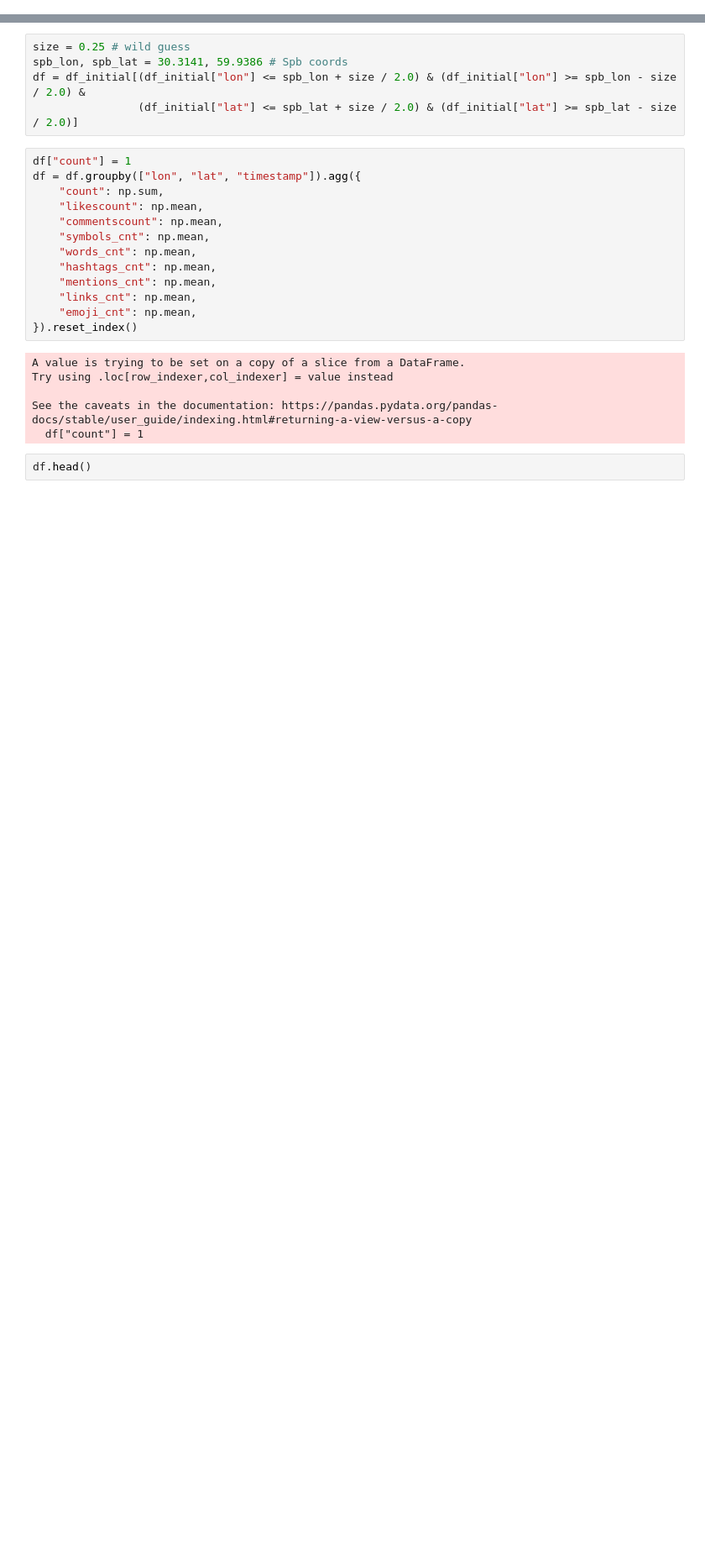
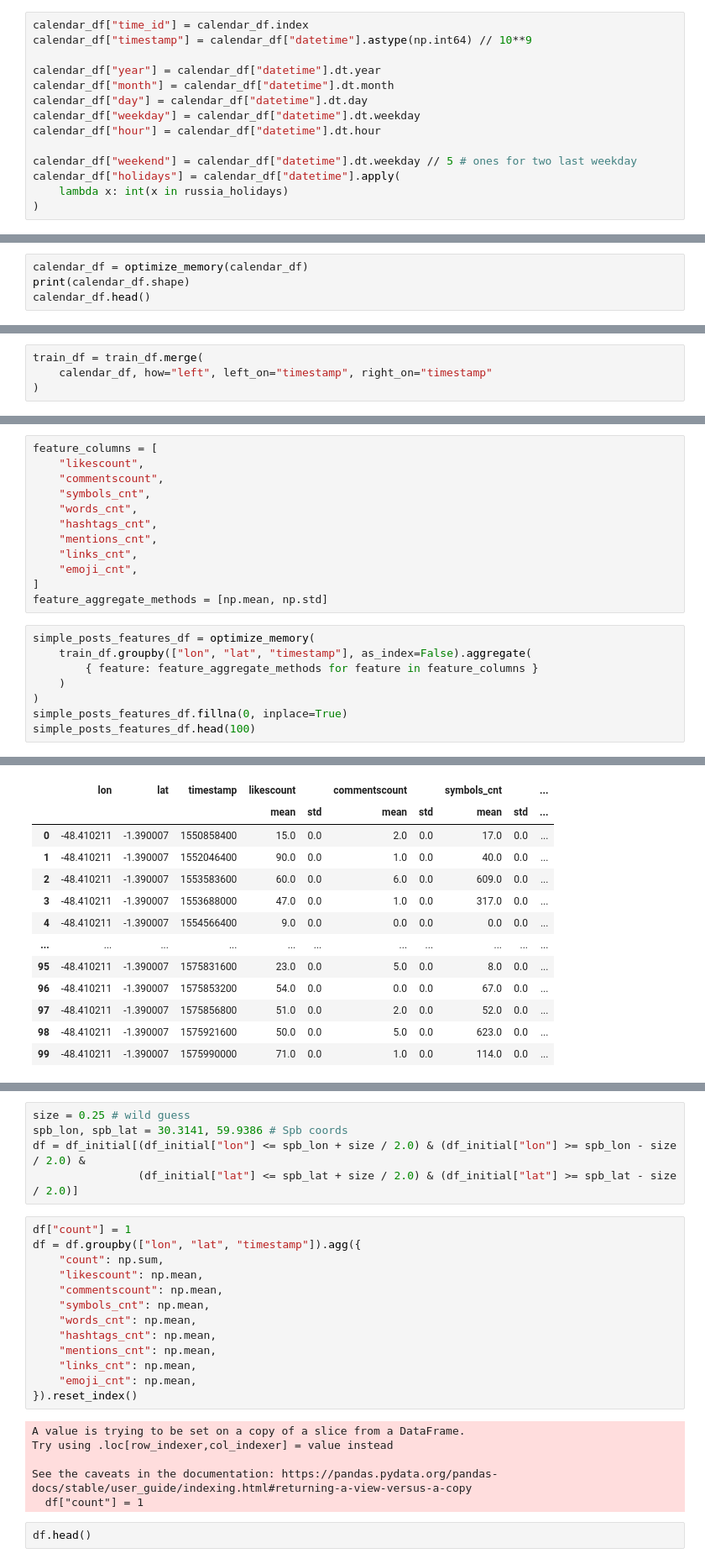
Before and after one commit to DmitryPogrebnoy/IndustrialML_ITMO, a Jupyter notebook: task1/preprocess.ipynb, the cells around one changed output, grey strips where cells are left out. Shown at 84% size. Drawn from its saved outputs; the diff is of its cells as text; blank space fills up the shorter version.

```diff
--- a/task1/preprocess.ipynb
+++ b/task1/preprocess.ipynb
@@ -34,0 +114,14 @@ df_initial.shape
+# %%
+calendar_df["time_id"] = calendar_df.index
+calendar_df["timestamp"] = calendar_df["datetime"].astype(np.int64) // 10**9
+
+calendar_df["year"] = calendar_df["datetime"].dt.year
+calendar_df["month"] = calendar_df["datetime"].dt.month
+calendar_df["day"] = calendar_df["datetime"].dt.day
+calendar_df["weekday"] = calendar_df["datetime"].dt.weekday
+calendar_df["hour"] = calendar_df["datetime"].dt.hour
+
+calendar_df["weekend"] = calendar_df["datetime"].dt.weekday // 5 # ones for two last weekday
+calendar_df["holidays"] = calendar_df["datetime"].apply(
+    lambda x: int(x in russia_holidays)
+)
@@ -34,0 +144,4 @@ df_initial.shape
+# %%
+calendar_df = optimize_memory(calendar_df)
+print(calendar_df.shape)
+calendar_df.head()
@@ -34,0 +159,4 @@ df_initial.shape
+# %%
+train_df = train_df.merge(
+    calendar_df, how="left", left_on="timestamp", right_on="timestamp"
+)
@@ -34,0 +201,21 @@ df_initial.shape
+# %%
+feature_columns = [
+    "likescount",
+    "commentscount",
+    "symbols_cnt",
+    "words_cnt",
+    "hashtags_cnt",
+    "mentions_cnt",
+    "links_cnt",
+    "emoji_cnt",
+]
+feature_aggregate_methods = [np.mean, np.std]
+# %%
+simple_posts_features_df = optimize_memory(
+    train_df.groupby(["lon", "lat", "timestamp"], as_index=False).aggregate(
+        { feature: feature_aggregate_methods for feature in feature_columns }
+    )
+)
+simple_posts_features_df.fillna(0, inplace=True)
+simple_posts_features_df.head(100)
+# %% [output]
@@ -34,0 +223,13 @@ df_initial.shape
+|  | lon | lat | timestamp | likescount |  | commentscount |  | symbols_cnt |  | ... |
+|  |  |  |  | mean | std | mean | std | mean | std | ... |
+| 0 | -48.410211 | -1.390007 | 1550858400 | 15.0 | 0.0 | 2.0 | 0.0 | 17.0 | 0.0 | ... |
+| 1 | -48.410211 | -1.390007 | 1552046400 | 90.0 | 0.0 | 1.0 | 0.0 | 40.0 | 0.0 | ... |
+| 2 | -48.410211 | -1.390007 | 1553583600 | 60.0 | 0.0 | 6.0 | 0.0 | 609.0 | 0.0 | ... |
+| 3 | -48.410211 | -1.390007 | 1553688000 | 47.0 | 0.0 | 1.0 | 0.0 | 317.0 | 0.0 | ... |
+| 4 | -48.410211 | -1.390007 | 1554566400 | 9.0 | 0.0 | 0.0 | 0.0 | 0.0 | 0.0 | ... |
+| ... | ... | ... | ... | ... | ... | ... | ... | ... | ... | ... |
+| 95 | -48.410211 | -1.390007 | 1575831600 | 23.0 | 0.0 | 5.0 | 0.0 | 8.0 | 0.0 | ... |
+| 96 | -48.410211 | -1.390007 | 1575853200 | 54.0 | 0.0 | 0.0 | 0.0 | 67.0 | 0.0 | ... |
+| 97 | -48.410211 | -1.390007 | 1575856800 | 51.0 | 0.0 | 2.0 | 0.0 | 52.0 | 0.0 | ... |
+| 98 | -48.410211 | -1.390007 | 1575921600 | 50.0 | 0.0 | 5.0 | 0.0 | 623.0 | 0.0 | ... |
+| 99 | -48.410211 | -1.390007 | 1575990000 | 71.0 | 0.0 | 1.0 | 0.0 | 114.0 | 0.0 | ... |
```
Also changed, not shown: parts of 53 cells of this notebook, 2 other files.
